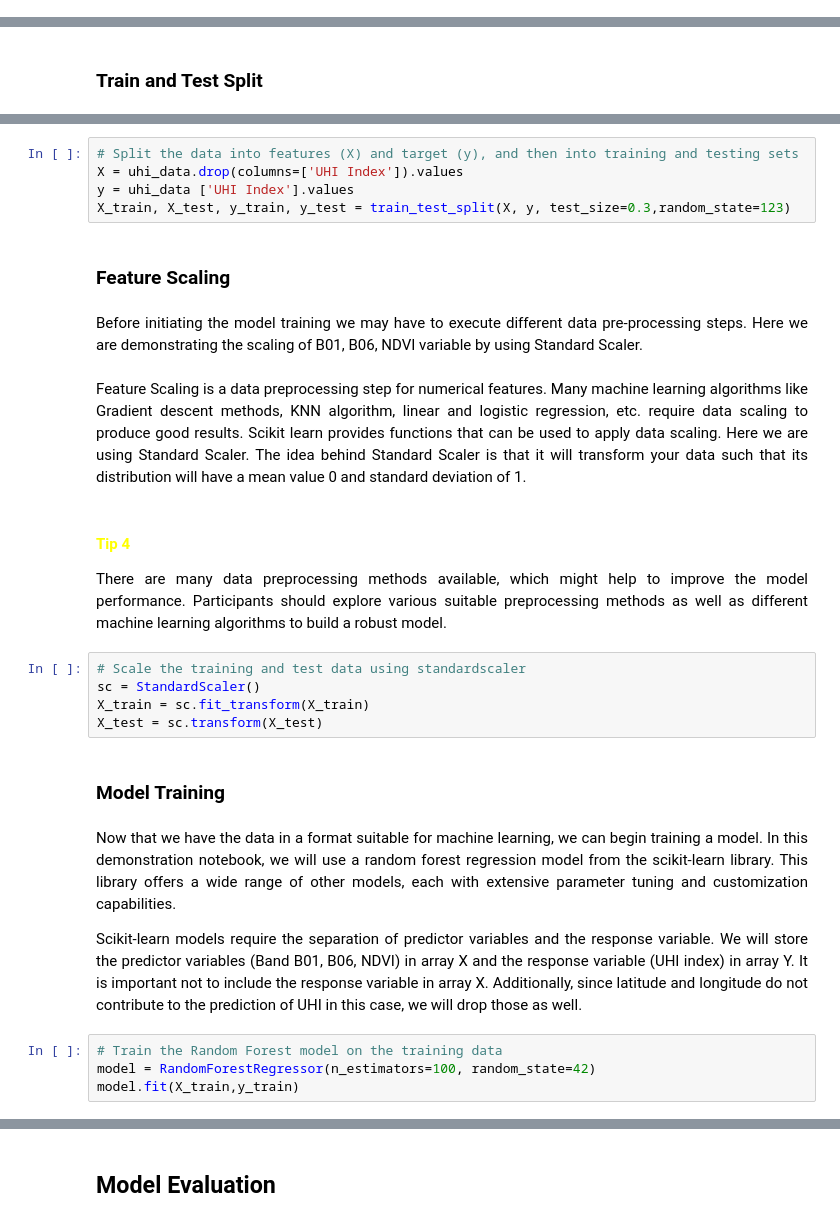
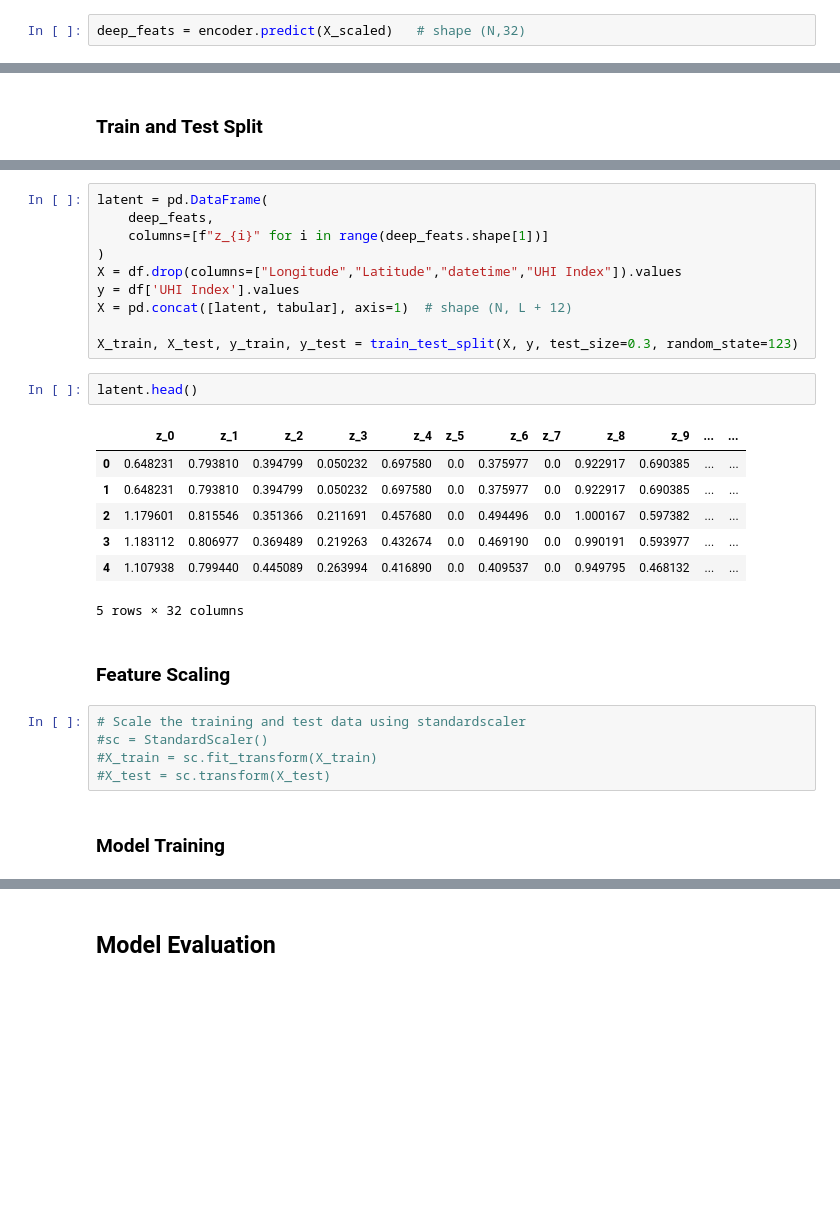
Before and after one commit to DerrickUm/DSCI-498, a Jupyter notebook: main_submission.ipynb, the cells around one changed output, grey strips where cells are left out. Saved outputs shown, nothing was run; the diff lists cells and outputs as text; blank space fills up the shorter version.

```diff
--- a/main_submission.ipynb
+++ b/main_submission.ipynb
@@ -325,0 +319,2 @@ uhi_data = uhi_data[['B01','B06','NDVI','UHI Index']]
+# %%
+deep_feats = encoder.predict(X_scaled)   # shape (N,32)
@@ -330,29 +341,29 @@ uhi_data = uhi_data[['B01','B06','NDVI','UHI Index']]
 # %%
-# Split the data into features (X) and target (y), and then into training and testing sets
-X = uhi_data.drop(columns=['UHI Index']).values
-y = uhi_data ['UHI Index'].values
-X_train, X_test, y_train, y_test = train_test_split(X, y, test_size=0.3,random_state=123)
+latent = pd.DataFrame(
+    deep_feats,
+    columns=[f"z_{i}" for i in range(deep_feats.shape[1])]
+)
+X = df.drop(columns=["Longitude","Latitude","datetime","UHI Index"]).values
+y = df['UHI Index'].values
+X = pd.concat([latent, tabular], axis=1)  # shape (N, L + 12)
+
+X_train, X_test, y_train, y_test = train_test_split(X, y, test_size=0.3, random_state=123)
+# %%
+latent.head()
+# %% [output]
+|  | z_0 | z_1 | z_2 | z_3 | z_4 | z_5 | z_6 | z_7 | z_8 | z_9 | ... | ... |
+| 0 | 0.648231 | 0.793810 | 0.394799 | 0.050232 | 0.697580 | 0.0 | 0.375977 | 0.0 | 0.922917 | 0.690385 | ... | ... |
+| 1 | 0.648231 | 0.793810 | 0.394799 | 0.050232 | 0.697580 | 0.0 | 0.375977 | 0.0 | 0.922917 | 0.690385 | ... | ... |
+| 2 | 1.179601 | 0.815546 | 0.351366 | 0.211691 | 0.457680 | 0.0 | 0.494496 | 0.0 | 1.000167 | 0.597382 | ... | ... |
+| 3 | 1.183112 | 0.806977 | 0.369489 | 0.219263 | 0.432674 | 0.0 | 0.469190 | 0.0 | 0.990191 | 0.593977 | ... | ... |
+| 4 | 1.107938 | 0.799440 | 0.445089 | 0.263994 | 0.416890 | 0.0 | 0.409537 | 0.0 | 0.949795 | 0.468132 | ... | ... |
+5 rows × 32 columns
 # %% [markdown]
 ### Feature Scaling
-# %% [markdown]
-<p align="justify"> Before initiating the model training we may have to execute different data pre-processing steps. Here we are demonstrating the scaling of B01, B06, NDVI variable by using Standard Scaler.</p>
-# %% [markdown]
-<p align = "justify">Feature Scaling is a data preprocessing step for numerical features. Many machine learning algorithms like Gradient descent methods, KNN algorithm, linear and logistic regression, etc. require data scaling to produce good results. Scikit learn provides functions that can be used to apply data scaling. Here we are using Standard Scaler. The idea behind Standard Scaler is that it will transform your data such that its distribution will have a mean value 0 and standard deviation of 1.</p>
-# %% [markdown]
-<h4 style="color:rgb(255, 255, 0)"><strong>Tip 4</strong></h4>
-<p align="justify">There are many data preprocessing methods available, which might help to improve the model performance. Participants should explore various suitable preprocessing methods as well as different machine learning algorithms to build a robust model.</p>
 # %%
 # Scale the training and test data using standardscaler
-sc = StandardScaler()
-X_train = sc.fit_transform(X_train)
-X_test = sc.transform(X_test)
+#sc = StandardScaler()
+#X_train = sc.fit_transform(X_train)
+#X_test = sc.transform(X_test)
 # %% [markdown]
 ### Model Training
-# %% [markdown]
-<p align="justify">Now that we have the data in a format suitable for machine learning, we can begin training a model. In this demonstration notebook, we will use a random forest regression model from the scikit-learn library. This library offers a wide range of other models, each with extensive parameter tuning and customization capabilities.</p>
-
-<p align="justify">Scikit-learn models require the separation of predictor variables and the response variable. We will store the predictor variables (Band B01, B06, NDVI) in array X and the response variable (UHI index) in array Y. It is important not to include the response variable in array X. Additionally, since latitude and longitude do not contribute to the prediction of UHI in this case, we will drop those as well.</p>
-# %%
-# Train the Random Forest model on the training data
-model = RandomForestRegressor(n_estimators=100, random_state=42)
-model.fit(X_train,y_train)
```
Also changed, not shown: parts of 62 cells of this notebook, 5 other files.
